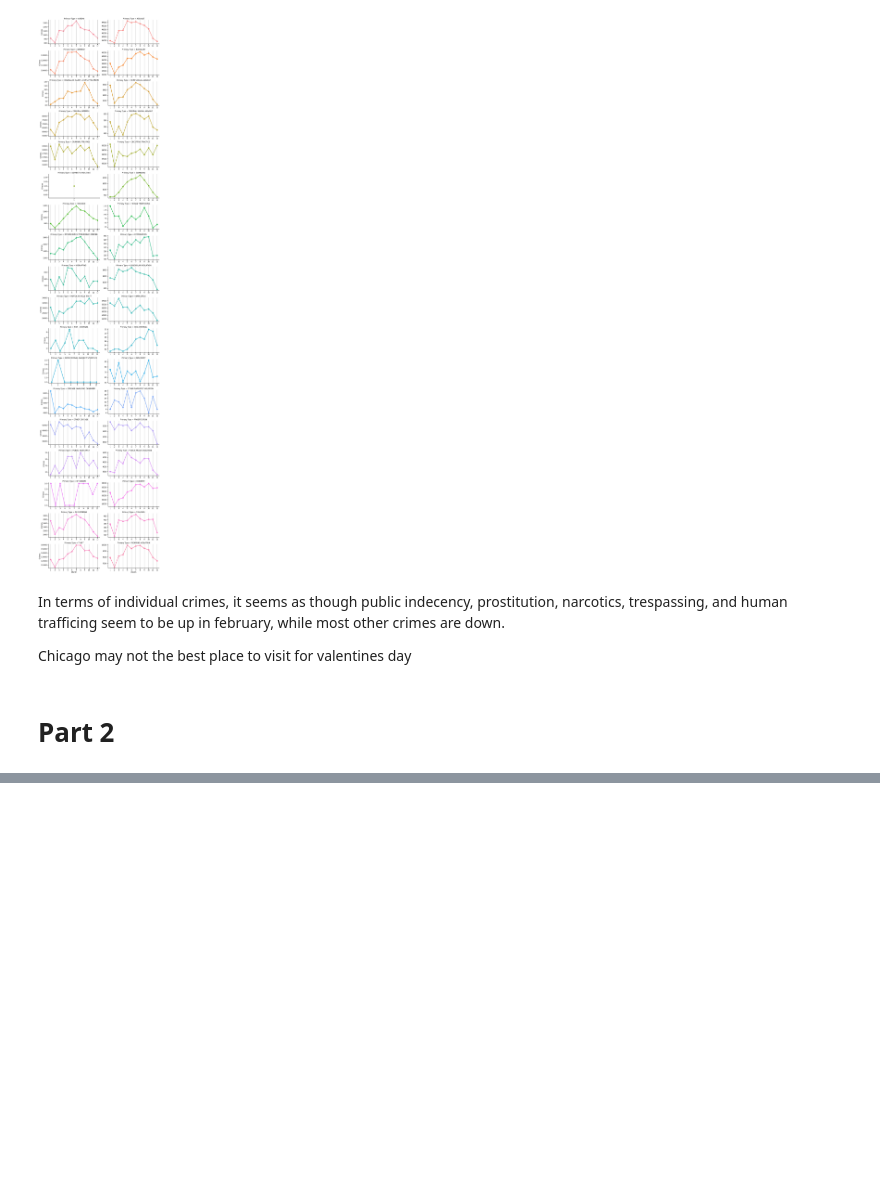
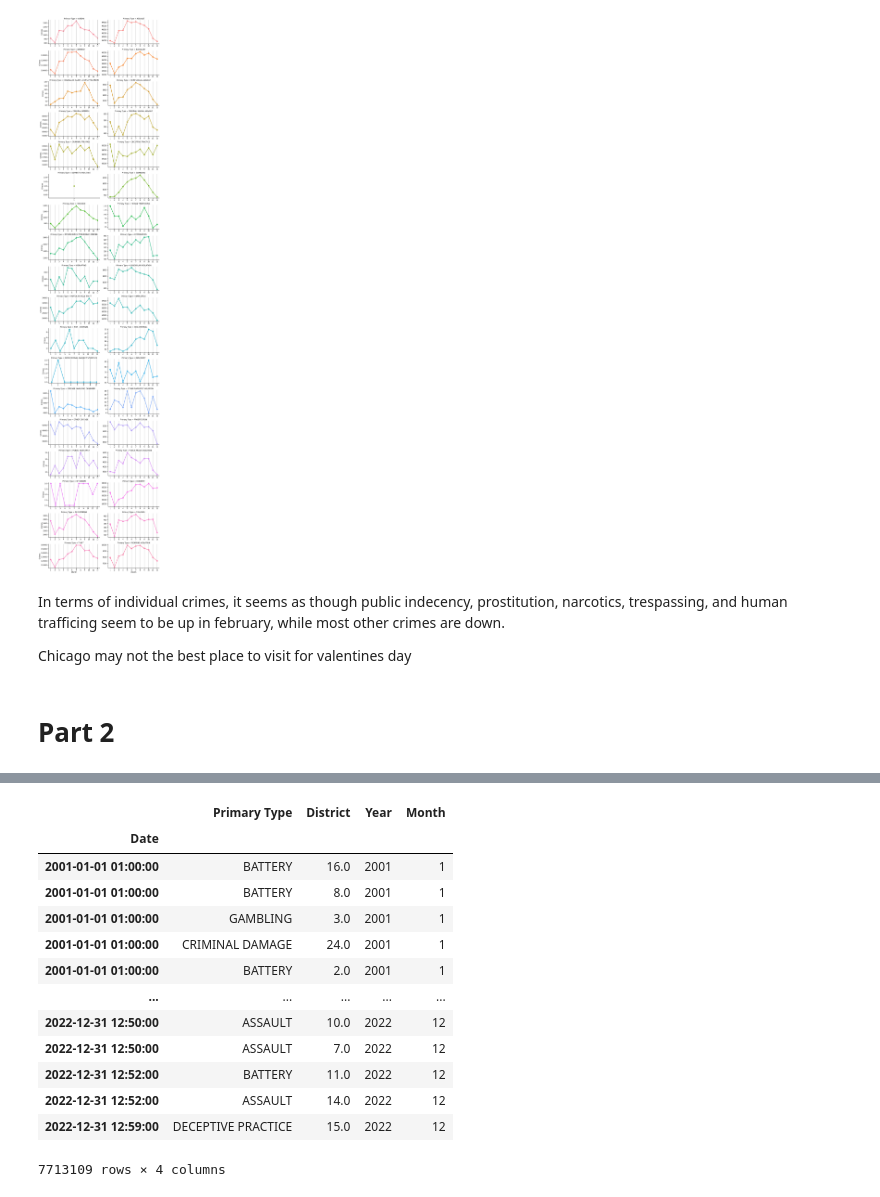
Before and after one commit to donmarcolaureano/chicago_crime, a Jupyter notebook: chicago_crime.ipynb, the cells around one changed output, grey strips where cells are left out. Saved outputs shown, nothing was run; the diff lists cells and outputs as text; code cells hidden in the pictures; blank space fills up the shorter version.

```diff
--- a/chicago_crime.ipynb
+++ b/chicago_crime.ipynb
@@ -564,0 +693,17 @@ Chicago may not the best place to visit for valentines day
+# %%
+all_years.drop(columns = ['ID', 'Location Description', 'Arrest', 'Domestic', 'Beat', 'Description', 'Ward', 'Latitude', 'Longitude'])
+# %% [output]
+|  | Primary Type | District | Year | Month |
+| Date |  |  |  |  |
+| 2001-01-01 01:00:00 | BATTERY | 16.0 | 2001 | 1 |
+| 2001-01-01 01:00:00 | BATTERY | 8.0 | 2001 | 1 |
+| 2001-01-01 01:00:00 | GAMBLING | 3.0 | 2001 | 1 |
+| 2001-01-01 01:00:00 | CRIMINAL DAMAGE | 24.0 | 2001 | 1 |
+| 2001-01-01 01:00:00 | BATTERY | 2.0 | 2001 | 1 |
+| ... | ... | ... | ... | ... |
+| 2022-12-31 12:50:00 | ASSAULT | 10.0 | 2022 | 12 |
+| 2022-12-31 12:50:00 | ASSAULT | 7.0 | 2022 | 12 |
+| 2022-12-31 12:52:00 | BATTERY | 11.0 | 2022 | 12 |
+| 2022-12-31 12:52:00 | ASSAULT | 14.0 | 2022 | 12 |
+| 2022-12-31 12:59:00 | DECEPTIVE PRACTICE | 15.0 | 2022 | 12 |
+7713109 rows × 4 columns
```
Also changed, not shown: parts of 5 cells of this notebook.
